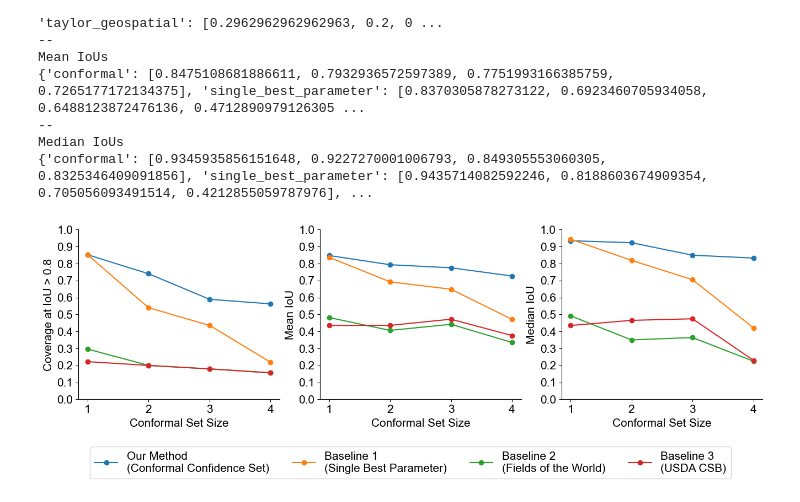
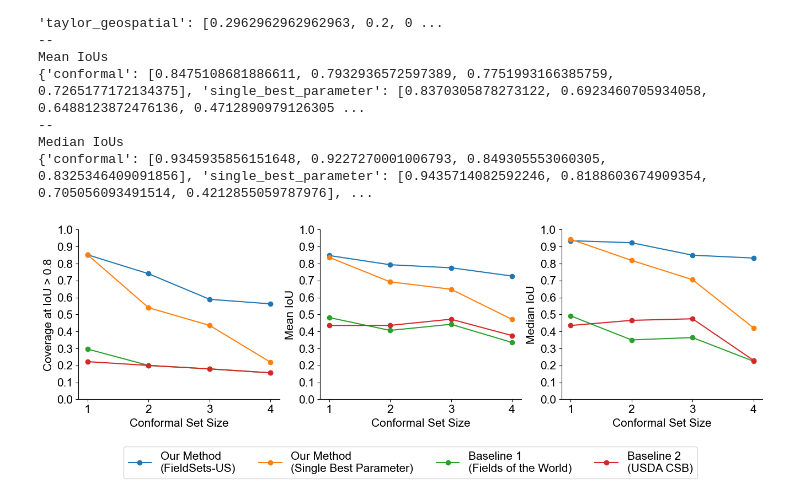
Before and after one commit to conformal-instance-segmentation/US-fields-map, a Jupyter notebook: 2026-06-08 figures for paper- results.ipynb, the cells around one changed output. Saved outputs shown, nothing was run; the diff lists cells and outputs as text; code cells hidden in the pictures.

```diff
--- a/2026-06-08 figures for paper- results.ipynb
+++ b/2026-06-08 figures for paper- results.ipynb
@@ -471,10 +276,10 @@ plt.rc('ytick', labelsize=15)
 plt.rc('figure', titlesize=15)
 
 methods = ['conformal', 'single_best_parameter', 'taylor_geospatial', 'usda']
-method_names = {'conformal': 'Our Method\n(Conformal Confidence Set)',
-                'single_best_parameter': 'Baseline 1\n(Single Best Parameter)',
-               'taylor_geospatial': 'Baseline 2\n(Fields of the World)',
-               'usda': 'Baseline 3\n(USDA CSB)'}
+method_names = {'conformal': 'Our Method\n(FieldSets-US)',
+                'single_best_parameter': 'Our Method\n(Single Best Parameter)',
+               'taylor_geospatial': 'Baseline 1\n(Fields of the World)',
+               'usda': 'Baseline 2\n(USDA CSB)'}
 
 fig, axs = plt.subplots(nrows=1, ncols=4, figsize=(13, 5))
 cmap = plt.get_cmap('RdYlGn')
@@ -587,25 +335,28 @@ plt.rc('ytick', labelsize=15)
 plt.rc('figure', titlesize=15)
 
 methods = ['conformal', 'single_best_parameter', 'taylor_geospatial', 'usda']
-method_names = {'conformal': 'Our Method\n(Conformal Confidence Set)',
-                'single_best_parameter': 'Baseline 1\n(Single Best Parameter)',
-               'taylor_geospatial': 'Baseline 2\n(Fields of the World)',
-               'usda': 'Baseline 3\n(USDA CSB)'}
+method_names = {'conformal': 'Our Method\n(FieldSets-US)',
+                'single_best_parameter': 'Our Method\n(Single Best Parameter)',
+               'taylor_geospatial': 'Baseline 1\n(Fields of the World)',
+               'usda': 'Baseline 2\n(USDA CSB)'}
 fig, axs = plt.subplots(nrows=1, ncols=4, sharey=True, figsize=(15, 3))
 for i, method in enumerate(methods):
     ax = axs[i]
-    ax.axline((0, 0), (1000000, 1000000), color='black', label='y=x')
-    ax.scatter(results_table['true_field_area'], results_table[f'{method}_area'], s=10, alpha=0.5)
+    ax.axline((0, 0), (1000000, 1000000), color='black', label='y=x', zorder=0)
+    ax.scatter(results_table['true_field_area']/10000, results_table[f'{method}_area']/10000, s=10, alpha=0.5, zorder=1)
     ax.spines['top'].set_visible(False)
     ax.spines['right'].set_visible(False)
     ax.set_title(method_names[method])
-    ax.set_xlabel("True Field Area (sq. m)")
+    ax.set_xlabel("True Field Area (ha)")
     ax.set_xscale('log')
-    ax.set_xlim(1000, 300000000)
+    ax.set_xlim(0.1, 30000)
     if i==0:
-        ax.set_ylabel("Predicted Field Area (sq. m)")
+        ax.set_ylabel("Predicted Field Area (ha)")
     ax.set_yscale('log')
-    ax.set_ylim(1000, 300000000)
+    ax.set_ylim(0.1, 30000)
+    ax.set_xticks([1, 100, 10000])
+    ax.set_yticks([1, 100, 10000])
+    ax.minorticks_off()
 
 plt.legend(bbox_to_anchor=(1, 1))
 plt.savefig('figures/predicted_field_area_vs_true_field_area.png', dpi=300, bbox_inches='tight')
@@ -719,35 +470,35 @@ Median IoUs
 font_path = 'arial.ttf'
 fe = fm.FontEntry(fname=font_path, name='Arial')
 fm.fontManager.ttflist.insert(0, fe)
 plt.rcParams['font.family'] = fe.name
 plt.rcParams["font.sans-serif"] = "Arial"
 plt.rc('font', size=15)
 plt.rc('axes', titlesize=15)
 plt.rc('axes', labelsize=15)
 plt.rc('xtick', labelsize=15)
 plt.rc('ytick', labelsize=15)
 plt.rc('figure', titlesize=15)
 
-method_names = {'conformal': 'Our Method\n(Conformal Confidence Set)',
-                'single_best_parameter': 'Baseline 1\n(Single Best Parameter)',
-               'taylor_geospatial': 'Baseline 2\n(Fields of the World)',
-               'usda': 'Baseline 3\n(USDA CSB)'}
+method_names = {'conformal': 'Our Method\n(FieldSets-US)',
+                'single_best_parameter': 'Our Method\n(Single Best Parameter)',
+               'taylor_geospatial': 'Baseline 1\n(Fields of the World)',
+               'usda': 'Baseline 2\n(USDA CSB)'}
 aggregate_stats_names = {f"Coverage at IoU > {IOU_threshold}":coverages, "Mean IoU":mean_ious, "Median IoU":median_ious}
 
 fig, axs = plt.subplots(nrows=1, ncols=3, figsize=(16, 4))
 for i, (ylabel, aggregate_stats) in enumerate(aggregate_stats_names.items()):
     ax = axs[i]
     for method, stats in aggregate_stats.items():
         ax.plot(set_sizes, stats, label=method_names[method], marker='o')
     ax.set_xlabel("Conformal Set Size")
     ax.set_ylabel(ylabel)
     ax.set_xticks(np.arange(1, 5, 1))
     ax.set_yticks(np.arange(0, 1.1, 0.1))
     ax.spines['top'].set_visible(False)
     ax.spines['right'].set_visible(False)
 
 plt.legend(loc='lower center', bbox_to_anchor=(-0.75, -0.5), ncol=4)
 plt.savefig('figures/performance_vs_conformal_set_size.png', dpi=300, bbox_inches='tight')
 plt.show()
 # %% [output]
-[figure, old version]
+[figure, new version]
```
Also changed, not shown: parts of 6 cells of this notebook, 9 other files.
